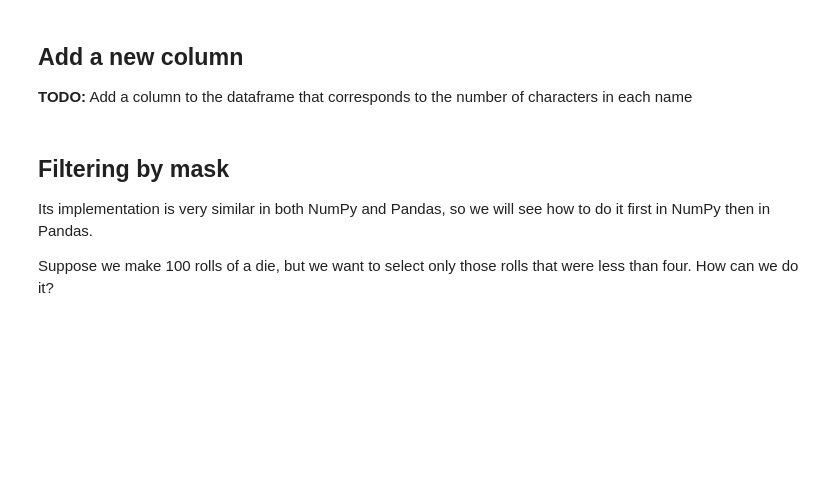
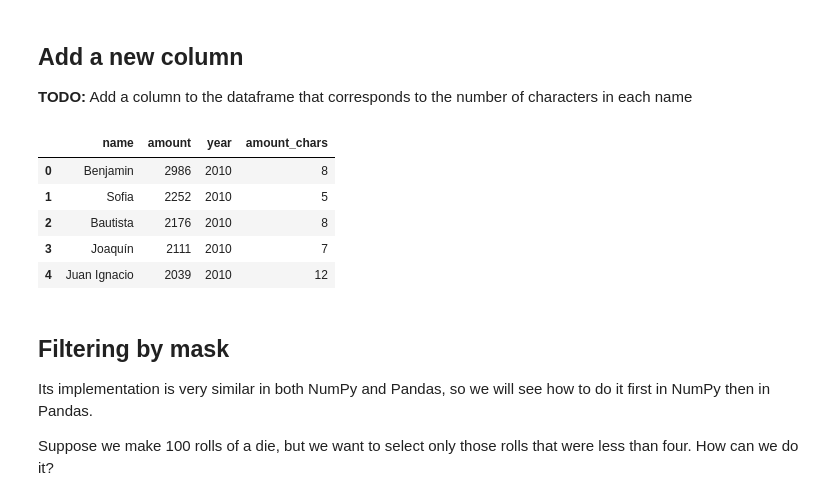
Before and after one commit to alearecuest/anyoneai-exercises-sprint_1, a Jupyter notebook: 3_1_1_PRACTICE_Pandas.ipynb, the cells around one changed output. Saved outputs shown, nothing was run; the diff lists cells and outputs as text; code cells hidden in the pictures; blank space fills up the shorter version.

```diff
--- a/3_1_1_PRACTICE_Pandas.ipynb
+++ b/3_1_1_PRACTICE_Pandas.ipynb
@@ -66,3 +131,17 @@ df_names.index
+# %%
+# Complete this cell with your code
+# Create the new column by calculating the length of the string in the 'name' column
+df_names['amount_chars'] = df_names['name'].str.len()
+
+# Show the first rows to verify
+df_names.head()
+# %% [output]
+|  | name | amount | year | amount_chars |
+| 0 | Benjamin | 2986 | 2010 | 8 |
+| 1 | Sofia | 2252 | 2010 | 5 |
+| 2 | Bautista | 2176 | 2010 | 8 |
+| 3 | Joaquín | 2111 | 2010 | 7 |
+| 4 | Juan Ignacio | 2039 | 2010 | 12 |
 # %% [markdown]
 ## Filtering by mask
 
```
Also changed, not shown: parts of 25 cells of this notebook.
